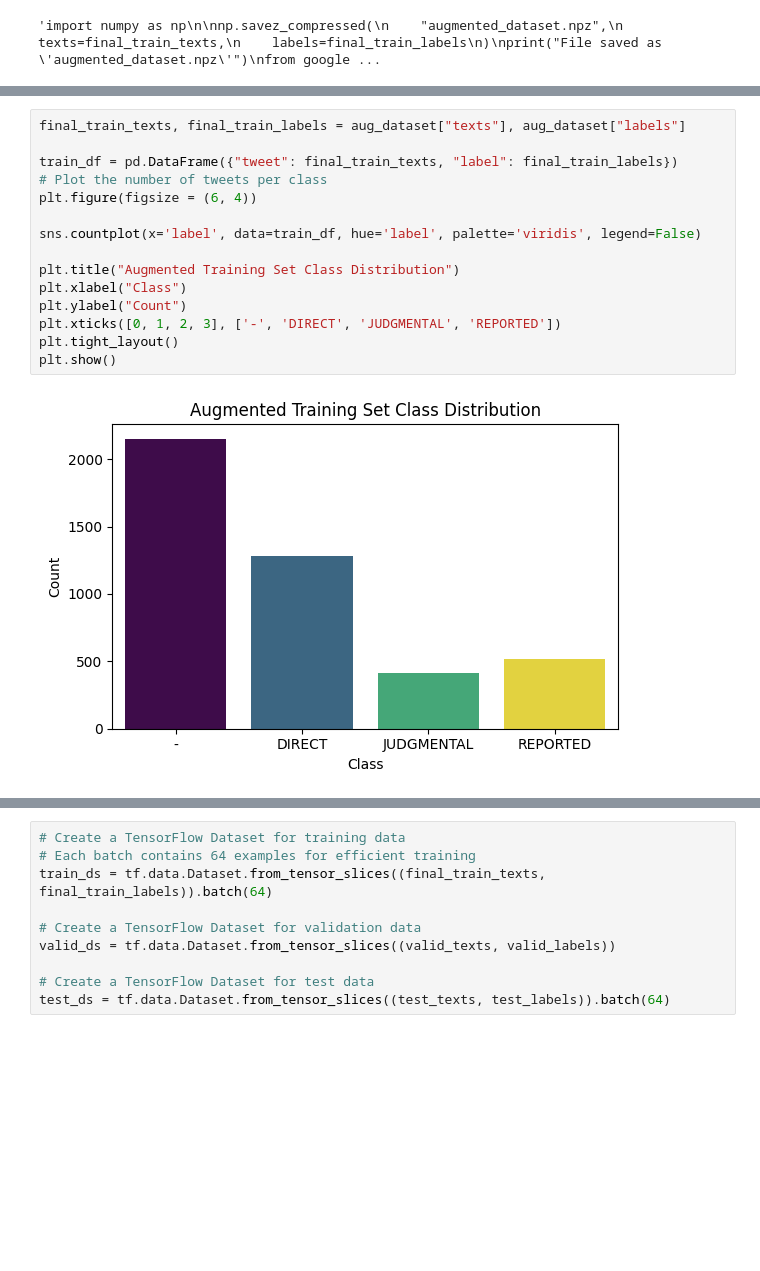
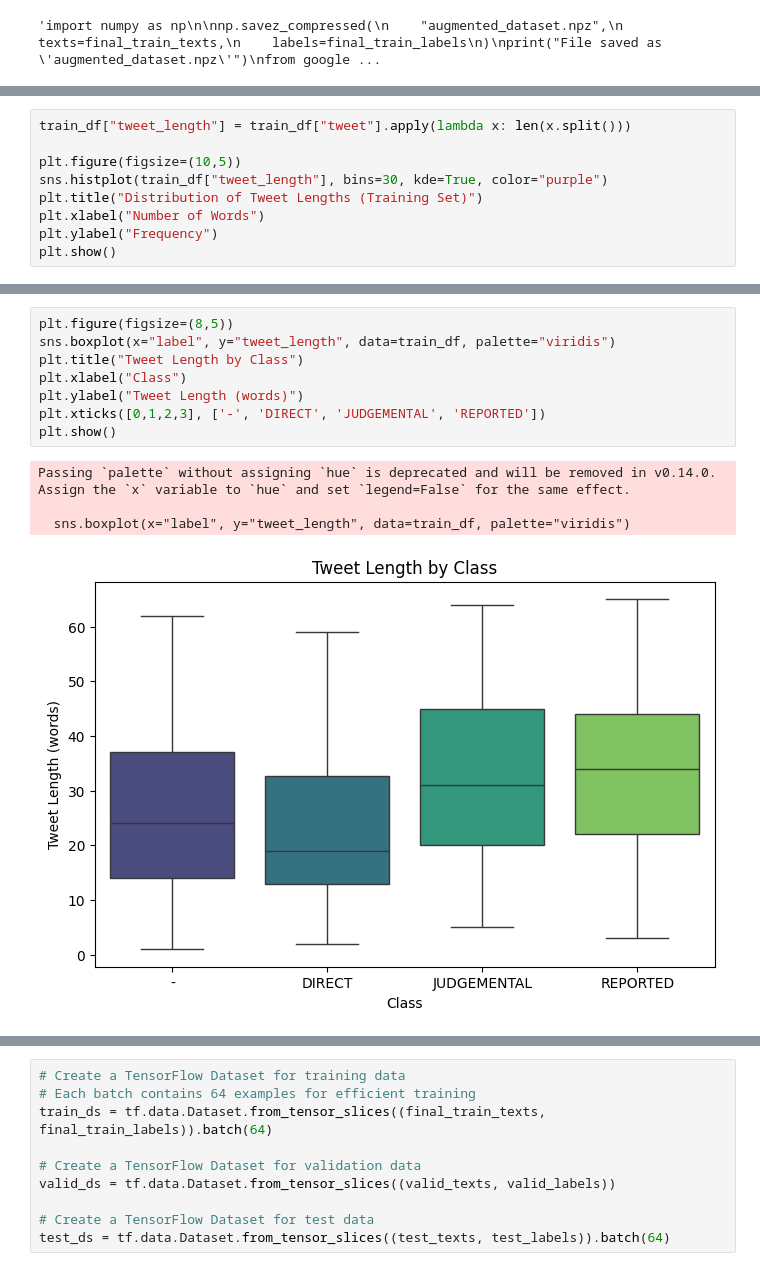
Before and after one commit to LuGorr/Sexist-Tweet-Detection, a Jupyter notebook: A1/Assignment_1.ipynb, the cells around one changed output, grey strips where cells are left out. Saved outputs shown, nothing was run; the diff lists cells and outputs as text; blank space fills up the shorter version.

Commit message:
feat: more data visualizations

```diff
--- a/A1/Assignment_1.ipynb
+++ b/A1/Assignment_1.ipynb
@@ -571,0 +609,9 @@ plt.show()
+# %%
+train_df["tweet_length"] = train_df["tweet"].apply(lambda x: len(x.split()))
+
+plt.figure(figsize=(10,5))
+sns.histplot(train_df["tweet_length"], bins=30, kde=True, color="purple")
+plt.title("Distribution of Tweet Lengths (Training Set)")
+plt.xlabel("Number of Words")
+plt.ylabel("Frequency")
+plt.show()
@@ -572,17 +620,13 @@ plt.show()
 # %%
-final_train_texts, final_train_labels = aug_dataset["texts"], aug_dataset["labels"]
-
-train_df = pd.DataFrame({"tweet": final_train_texts, "label": final_train_labels})
-# Plot the number of tweets per class
-plt.figure(figsize = (6, 4))
-
-sns.countplot(x='label', data=train_df, hue='label', palette='viridis', legend=False)
-
-plt.title("Augmented Training Set Class Distribution")
+plt.figure(figsize=(8,5))
+sns.boxplot(x="label", y="tweet_length", data=train_df, palette="viridis")
+plt.title("Tweet Length by Class")
 plt.xlabel("Class")
-plt.ylabel("Count")
-plt.xticks([0, 1, 2, 3], ['-', 'DIRECT', 'JUDGMENTAL', 'REPORTED'])
-plt.tight_layout()
+plt.ylabel("Tweet Length (words)")
+plt.xticks([0,1,2,3], ['-', 'DIRECT', 'JUDGEMENTAL', 'REPORTED'])
 plt.show()
 # %% [output]
+Passing `palette` without assigning `hue` is deprecated and will be removed in v0.14.0. Assign the `x` variable to `hue` and set `legend=False` for the same effect.
+
+  sns.boxplot(x="label", y="tweet_length", data=train_df, palette="viridis")
-[figure, old version]
+[figure, new version]
```
Also changed, not shown: parts of 4 cells of this notebook.
